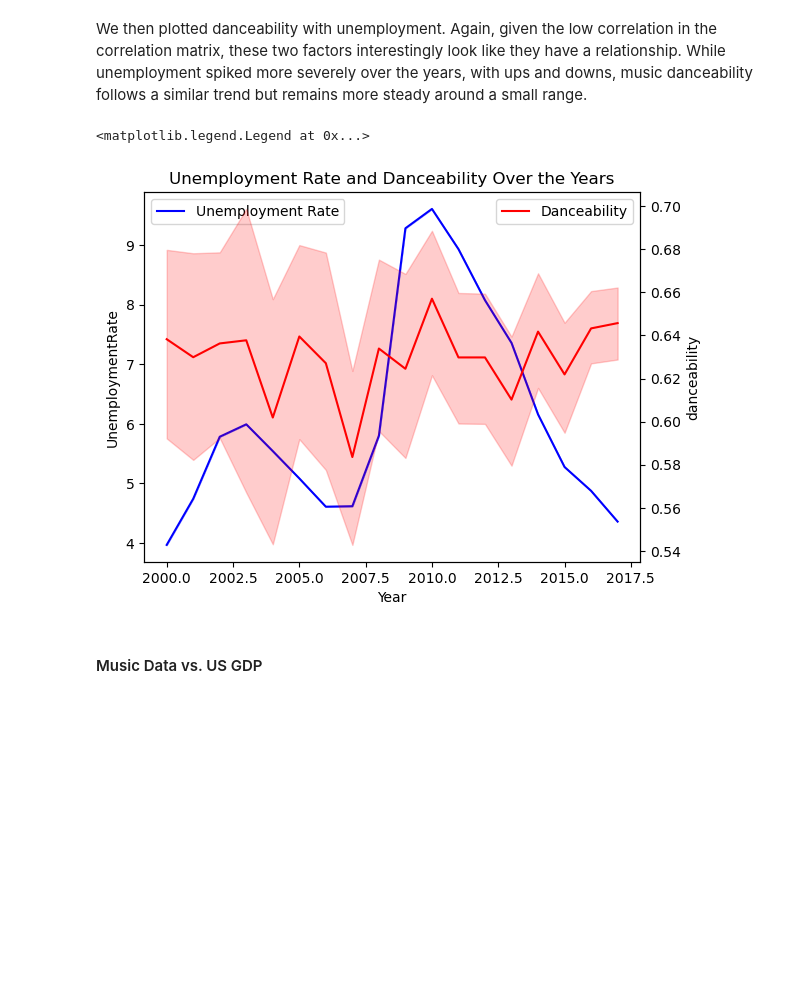
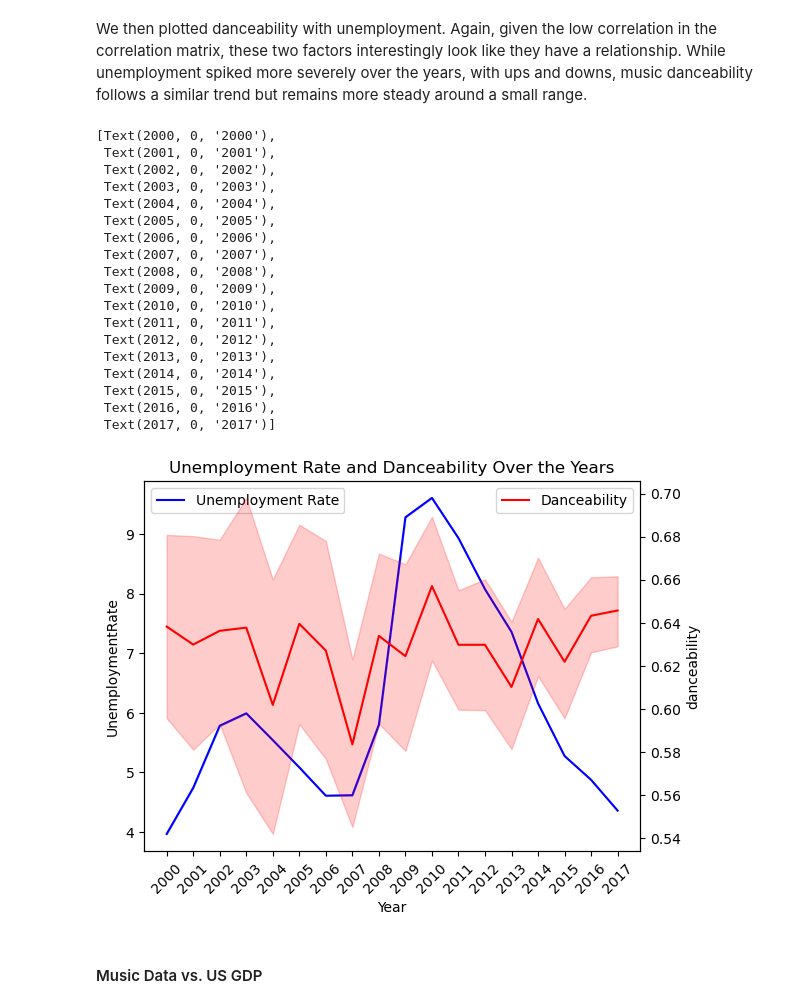
Before and after one commit to yp358/info2950-proj, a Jupyter notebook: p2-final.ipynb, the cells around one changed output. Cells and saved outputs as stored; diff of their text form; code cells hidden in the pictures; blank space fills up the shorter version.

```diff
--- a/p2-final.ipynb
+++ b/p2-final.ipynb
@@ -487,5 +487,11 @@ lines2, _ = ax2.get_legend_handles_labels()  # Get handles for ax2
 ax1.legend(lines1, ['Danceability'], loc='upper left')
 ax2.legend(lines2, ['Valence'], loc='upper right')
 
+# Set the x-axis ticks to increase by 1
+years = np.arange(int(cleandata['year'].min()),\
+    int(cleandata['year'].max()) + 1, 1)
+ax1.set_xticks(years)
+ax1.set_xticklabels(years, rotation=45)
+
 plt.show()
 # %% [output]
@@ -571,22 +592,42 @@ We then plotted danceability with unemployment. Again, given the low correlation
 # %%
 # visualize time series of danceability and unemploymentrate across the years
 fig, ax1 = plt.subplots()
 sns.lineplot(x='year', y='UnemploymentRate', data=cleandata, ax=ax1, \
     color='blue', label='UnemploymentRate')
 ax2 = ax1.twinx()
 sns.lineplot(x='year', y='danceability', data=cleandata, ax=ax2, \
     color='red', label='danceability')
 
 ax1.set_title('Unemployment Rate and Danceability Over the Years')
 ax1.set_xlabel('Year')
 
 lines1, _ = ax1.get_legend_handles_labels()
 lines2, _ = ax2.get_legend_handles_labels()
 ax1.legend(lines1, ['Unemployment Rate'], loc='upper left')
 ax2.legend(lines2, ['Danceability'], loc='upper right')
+
+ax1.set_xticks(years)
+ax1.set_xticklabels(years, rotation=45)
 # %% [output]
-<matplotlib.legend.Legend at 0x...>
+[Text(2000, 0, '2000'),
+ Text(2001, 0, '2001'),
+ Text(2002, 0, '2002'),
+ Text(2003, 0, '2003'),
+ Text(2004, 0, '2004'),
+ Text(2005, 0, '2005'),
+ Text(2006, 0, '2006'),
+ Text(2007, 0, '2007'),
+ Text(2008, 0, '2008'),
+ Text(2009, 0, '2009'),
+ Text(2010, 0, '2010'),
+ Text(2011, 0, '2011'),
+ Text(2012, 0, '2012'),
+ Text(2013, 0, '2013'),
+ Text(2014, 0, '2014'),
+ Text(2015, 0, '2015'),
+ Text(2016, 0, '2016'),
+ Text(2017, 0, '2017')]
-[figure, old version]
+[figure, new version]
 # %% [markdown]
 #### Music Data vs. US GDP
 # %% [markdown]
```
Also changed, not shown: parts of 6 cells of this notebook.
